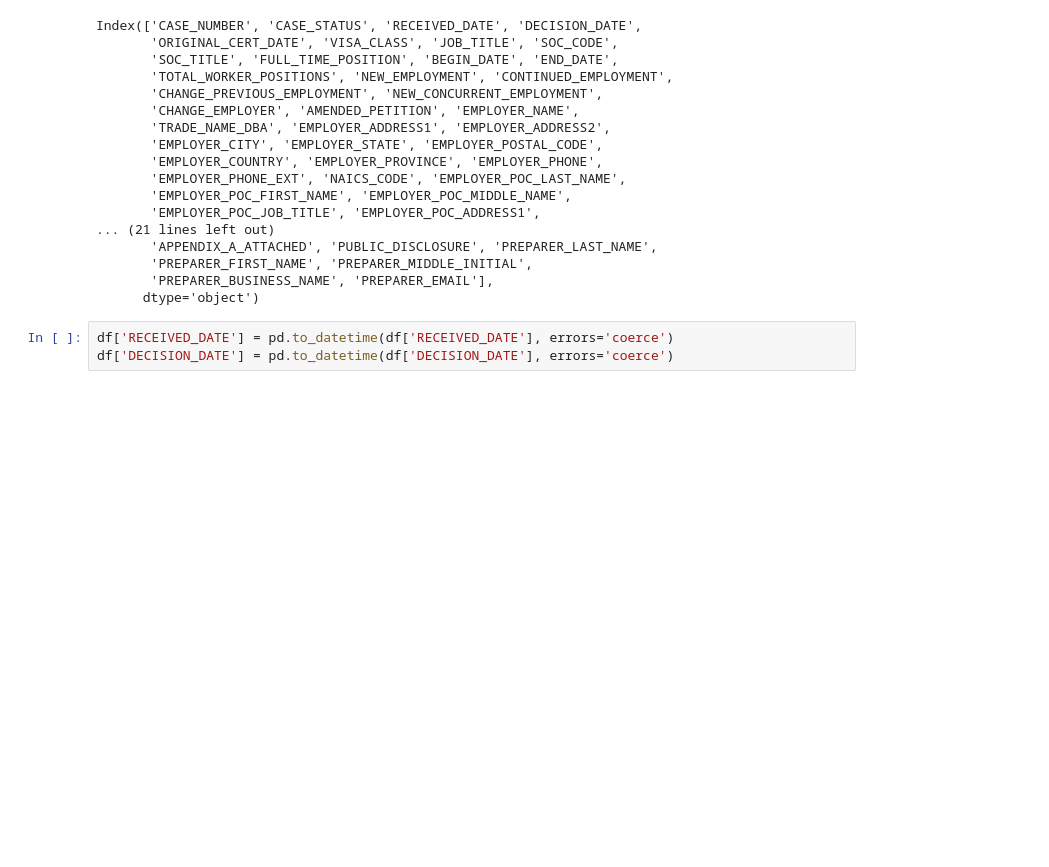
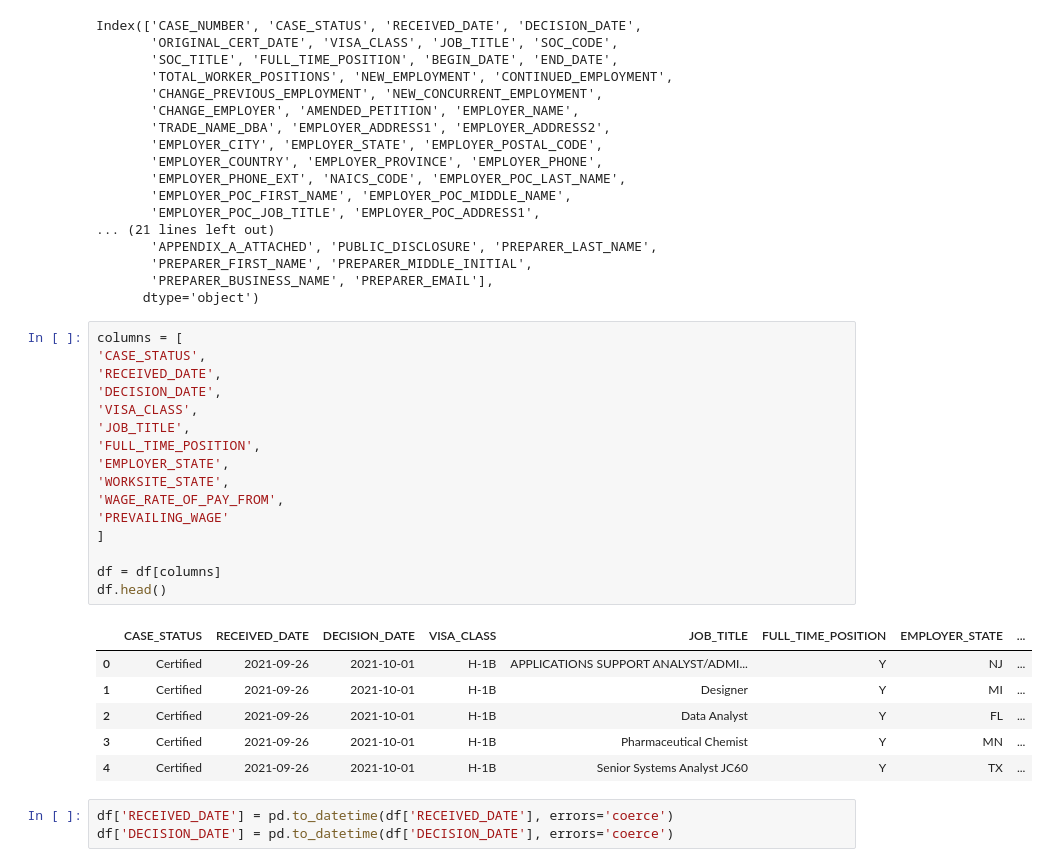
Before and after one commit to Diksha-Sharma-30/AI-Enabled-Visa-Status-Prediction-and-Processing-Time-Estimator, a Jupyter notebook: Visa prediction.ipynb, the cells around one changed output. Cells and saved outputs as stored; diff of their text form; blank space fills up the shorter version.

```diff
--- a/Visa prediction.ipynb
+++ b/Visa prediction.ipynb
@@ -91,6 +85,29 @@ Index(['CASE_NUMBER', 'CASE_STATUS', 'RECEIVED_DATE', 'DECISION_DATE',
        'PREPARER_FIRST_NAME', 'PREPARER_MIDDLE_INITIAL',
        'PREPARER_BUSINESS_NAME', 'PREPARER_EMAIL'],
       dtype='object')
+# %%
+columns = [
+'CASE_STATUS',
+'RECEIVED_DATE',
+'DECISION_DATE',
+'VISA_CLASS',
+'JOB_TITLE',
+'FULL_TIME_POSITION',
+'EMPLOYER_STATE',
+'WORKSITE_STATE',
+'WAGE_RATE_OF_PAY_FROM',
+'PREVAILING_WAGE'
+]
+
+df = df[columns]
+df.head()
+# %% [output]
+|  | CASE_STATUS | RECEIVED_DATE | DECISION_DATE | VISA_CLASS | JOB_TITLE | FULL_TIME_POSITION | EMPLOYER_STATE | ... |
+| 0 | Certified | 2021-09-26 | 2021-10-01 | H-1B | APPLICATIONS SUPPORT ANALYST/ADMI... | Y | NJ | ... |
+| 1 | Certified | 2021-09-26 | 2021-10-01 | H-1B | Designer | Y | MI | ... |
+| 2 | Certified | 2021-09-26 | 2021-10-01 | H-1B | Data Analyst | Y | FL | ... |
+| 3 | Certified | 2021-09-26 | 2021-10-01 | H-1B | Pharmaceutical Chemist | Y | MN | ... |
+| 4 | Certified | 2021-09-26 | 2021-10-01 | H-1B | Senior Systems Analyst JC60 | Y | TX | ... |
 # %%
 df['RECEIVED_DATE'] = pd.to_datetime(df['RECEIVED_DATE'], errors='coerce')
 df['DECISION_DATE'] = pd.to_datetime(df['DECISION_DATE'], errors='coerce')
```
Also changed, not shown: parts of 8 cells of this notebook, 4 other files.
